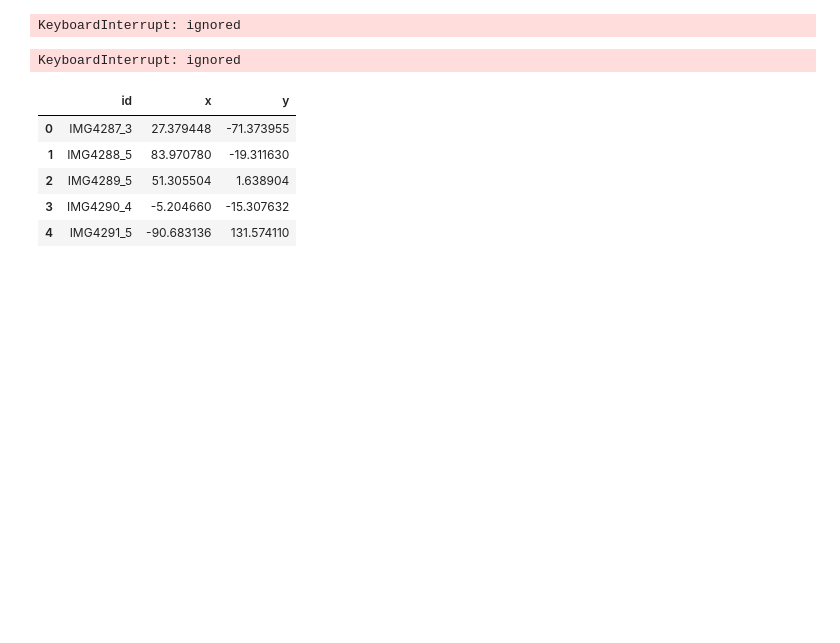
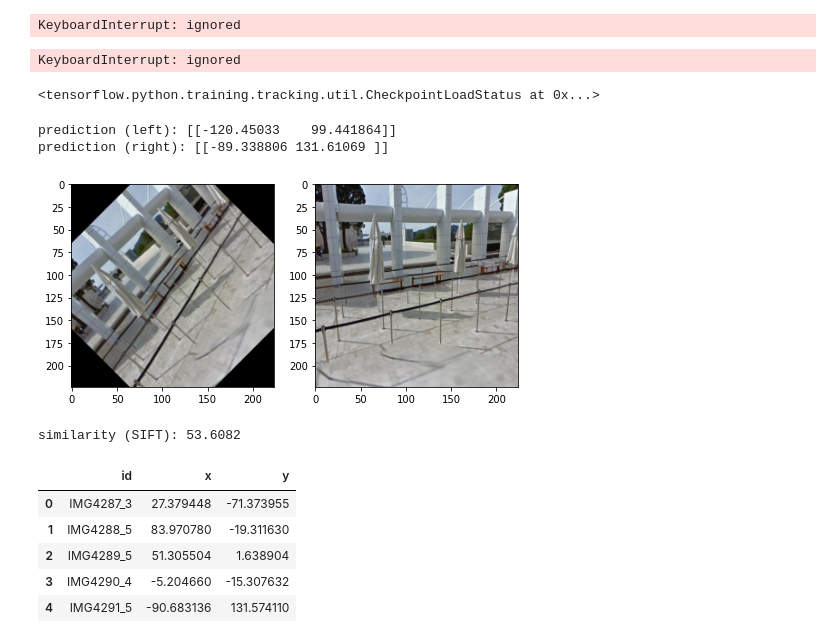
Before and after one commit to Windwalker1314/COMP90086-Computer-Vision-Final-project, a Jupyter notebook: CV_project_CCT+SIFT.ipynb, the cells around one changed output. Drawn from its saved outputs; the diff is of its cells as text; code cells hidden in the pictures; blank space fills up the shorter version.

```diff
--- a/CV_project_CCT+SIFT.ipynb
+++ b/CV_project_CCT+SIFT.ipynb
@@ -235,6 +235,56 @@ with tf.device('/device:GPU:0'):
 ypred.shape
 # %% [output]
 KeyboardInterrupt: ignored
+# %%
+model.load_weights("drive/MyDrive/CV/Model/CCT_all")
+# %% [output]
+<tensorflow.python.training.tracking.util.CheckpointLoadStatus at 0x...>
+# %%
+def rotate(image, angle, center = None, scale = 1.0):
+    (h, w) = image.shape[:2]
+
+    if center is None:
+        center = (w / 2, h / 2)
+
+    # Perform the rotation
+    M = cv2.getRotationMatrix2D(center, angle, scale)
+    rotated = cv2.warpAffine(image, M, (w, h))
+
+    return rotated
+# %%
+from matplotlib import pyplot as plt
+img1= cv2.imread(os.path.join('data/train/', 'IMG2785_3.jpg'),cv2.IMREAD_UNCHANGED)
+img1 = cv2.cvtColor(img1, cv2.COLOR_BGR2RGB)
+img1 = cv2.resize(img1, (224,224), interpolation = cv2.INTER_AREA)
+img1 = rotate(img1,45)
+plt.subplots(figsize=(8, 8))
+plt.subplot(1,2,1)
+plt.imshow(img1)
+img1_in = img1[np.newaxis,:].astype(np.float32)/255.0
+print("prediction (left):",model.predict(img1_in))
+
+img2= cv2.imread(os.path.join('data/train/', 'IMG2785_3.jpg'),cv2.IMREAD_UNCHANGED)
+img2 = cv2.cvtColor(img2, cv2.COLOR_BGR2RGB)
+img2 = cv2.resize(img2, (224,224), interpolation = cv2.INTER_AREA)
+plt.subplot(1,2,2)
+plt.imshow(img2)
+img2_in = img2[np.newaxis,:].astype(np.float32)/255.0
+print("prediction (right):",model.predict(img2_in))
+plt.show()
+
+img1 = cv2.cvtColor(img1,cv2.COLOR_RGB2GRAY)
+sift = cv2.SIFT_create()
+kp1, des1 = sift.detectAndCompute(img1,None)
+
+img2 = cv2.cvtColor(img2,cv2.COLOR_RGB2GRAY)
+sift = cv2.SIFT_create()
+kp2, des2 = sift.detectAndCompute(img2,None)
+print("similarity (SIFT):",round(img_similarity(des1,des2)*100,4))
+# %% [output]
+prediction (left): [[-120.45033    99.441864]]
+prediction (right): [[-89.338806 131.61069 ]]
+[figure, added]
+similarity (SIFT): 53.6082
 # %%
 df_test['x'] = ypred[:,0]
 df_test['y'] = ypred[:,1]
```
